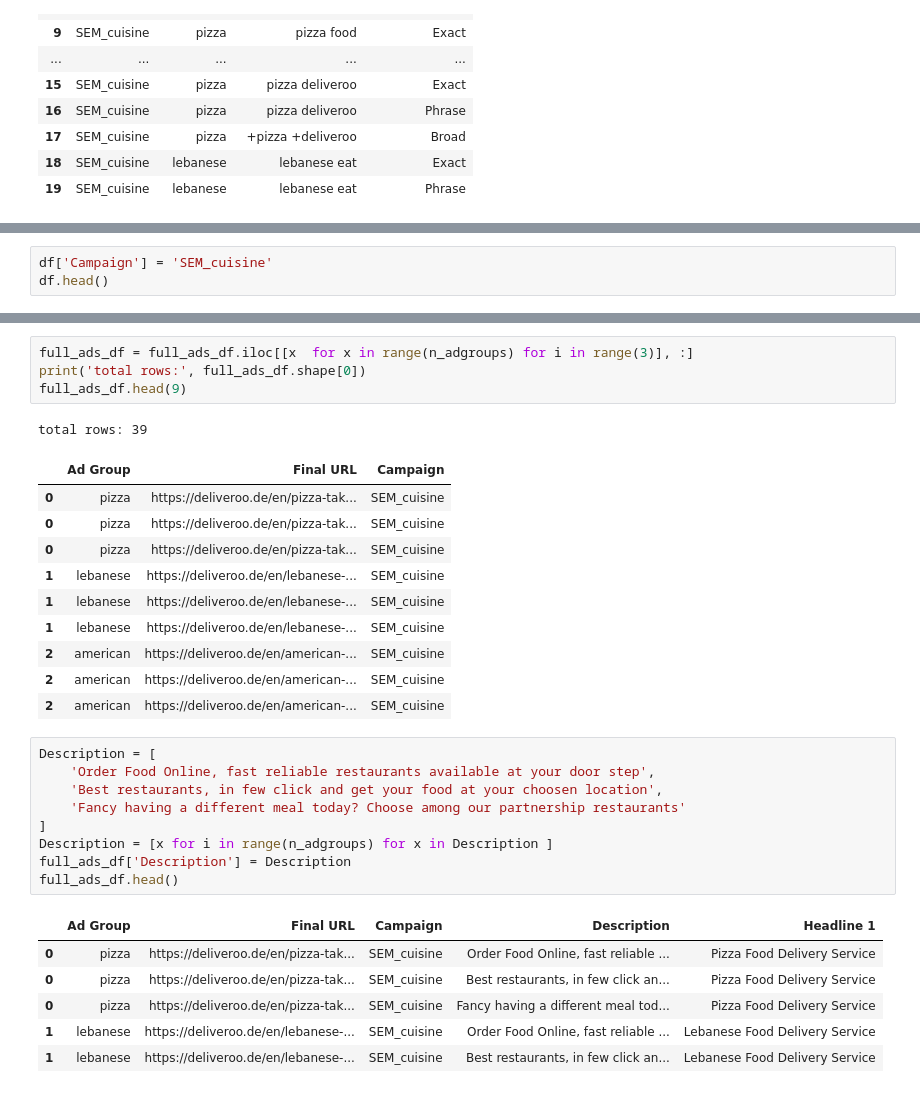
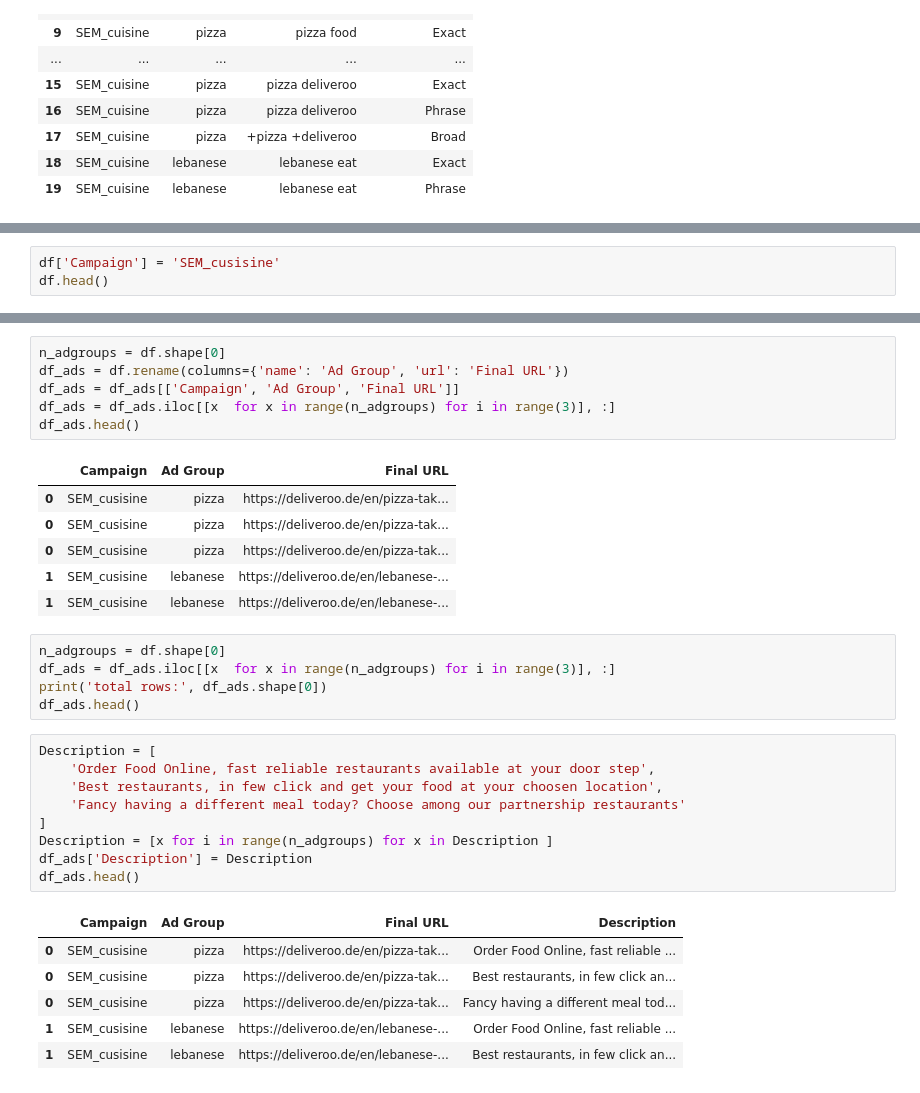
Before and after one commit to BambyG/SEM_generator, a Jupyter notebook: SEM_Campaign_generator.ipynb, the cells around one changed output, grey strips where cells are left out. Cells and saved outputs as stored; diff of their text form.

Commit message:
Final tables

```diff
--- a/SEM_Campaign_generator.ipynb
+++ b/SEM_Campaign_generator.ipynb
@@ -167,5 +206,5 @@ array(['SEM_Campaign'], dtype=object)
 # %%
-df['Campaign'] = 'SEM_cuisine'
+df['Campaign'] = 'SEM_cusisine'
 df.head()
 # %% [output]
 |  | name | url | Campaign |
@@ -191,33 +216,35 @@ total rows: 13
+# %%
+n_adgroups = df.shape[0]
+df_ads = df.rename(columns={'name': 'Ad Group', 'url': 'Final URL'})
+df_ads = df_ads[['Campaign', 'Ad Group', 'Final URL']]
+df_ads = df_ads.iloc[[x  for x in range(n_adgroups) for i in range(3)], :]
+df_ads.head()
+# %% [output]
+|  | Campaign | Ad Group | Final URL |
+| 0 | SEM_cusisine | pizza | https://deliveroo.de/en/pizza-tak... |
+| 0 | SEM_cusisine | pizza | https://deliveroo.de/en/pizza-tak... |
+| 0 | SEM_cusisine | pizza | https://deliveroo.de/en/pizza-tak... |
+| 1 | SEM_cusisine | lebanese | https://deliveroo.de/en/lebanese-... |
+| 1 | SEM_cusisine | lebanese | https://deliveroo.de/en/lebanese-... |
 # %%
-full_ads_df = full_ads_df.iloc[[x  for x in range(n_adgroups) for i in range(3)], :]
-print('total rows:', full_ads_df.shape[0])
-full_ads_df.head(9)
+n_adgroups = df.shape[0]
+df_ads = df_ads.iloc[[x  for x in range(n_adgroups) for i in range(3)], :]
+print('total rows:', df_ads.shape[0])
+df_ads.head()
-# %% [output]
-total rows: 39
-|  | Ad Group | Final URL | Campaign |
-| 0 | pizza | https://deliveroo.de/en/pizza-tak... | SEM_cuisine |
-| 0 | pizza | https://deliveroo.de/en/pizza-tak... | SEM_cuisine |
-| 0 | pizza | https://deliveroo.de/en/pizza-tak... | SEM_cuisine |
-| 1 | lebanese | https://deliveroo.de/en/lebanese-... | SEM_cuisine |
-| 1 | lebanese | https://deliveroo.de/en/lebanese-... | SEM_cuisine |
-| 1 | lebanese | https://deliveroo.de/en/lebanese-... | SEM_cuisine |
-| 2 | american | https://deliveroo.de/en/american-... | SEM_cuisine |
-| 2 | american | https://deliveroo.de/en/american-... | SEM_cuisine |
-| 2 | american | https://deliveroo.de/en/american-... | SEM_cuisine |
 # %%
 Description = [
     'Order Food Online, fast reliable restaurants available at your door step',
     'Best restaurants, in few click and get your food at your choosen location',
     'Fancy having a different meal today? Choose among our partnership restaurants'
 ]
 Description = [x for i in range(n_adgroups) for x in Description ]
-full_ads_df['Description'] = Description
-full_ads_df.head()
+df_ads['Description'] = Description
+df_ads.head()
 # %% [output]
-|  | Ad Group | Final URL | Campaign | Description | Headline 1 |
-| 0 | pizza | https://deliveroo.de/en/pizza-tak... | SEM_cuisine | Order Food Online, fast reliable ... | Pizza Food Delivery Service |
-| 0 | pizza | https://deliveroo.de/en/pizza-tak... | SEM_cuisine | Best restaurants, in few click an... | Pizza Food Delivery Service |
-| 0 | pizza | https://deliveroo.de/en/pizza-tak... | SEM_cuisine | Fancy having a different meal tod... | Pizza Food Delivery Service |
-| 1 | lebanese | https://deliveroo.de/en/lebanese-... | SEM_cuisine | Order Food Online, fast reliable ... | Lebanese Food Delivery Service |
-| 1 | lebanese | https://deliveroo.de/en/lebanese-... | SEM_cuisine | Best restaurants, in few click an... | Lebanese Food Delivery Service |
+|  | Campaign | Ad Group | Final URL | Description |
+| 0 | SEM_cusisine | pizza | https://deliveroo.de/en/pizza-tak... | Order Food Online, fast reliable ... |
+| 0 | SEM_cusisine | pizza | https://deliveroo.de/en/pizza-tak... | Best restaurants, in few click an... |
+| 0 | SEM_cusisine | pizza | https://deliveroo.de/en/pizza-tak... | Fancy having a different meal tod... |
+| 1 | SEM_cusisine | lebanese | https://deliveroo.de/en/lebanese-... | Order Food Online, fast reliable ... |
+| 1 | SEM_cusisine | lebanese | https://deliveroo.de/en/lebanese-... | Best restaurants, in few click an... |
 # %%
```
Also changed, not shown: parts of 16 cells of this notebook, 2 other files.
